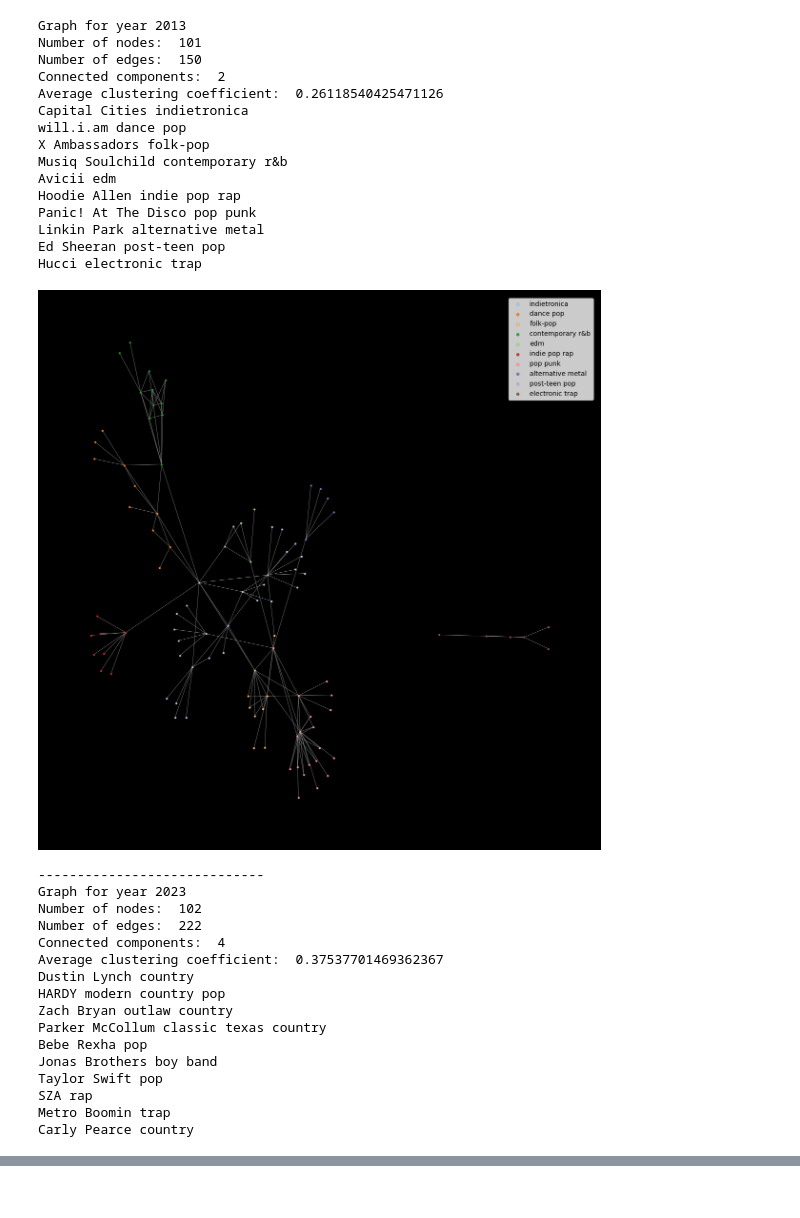
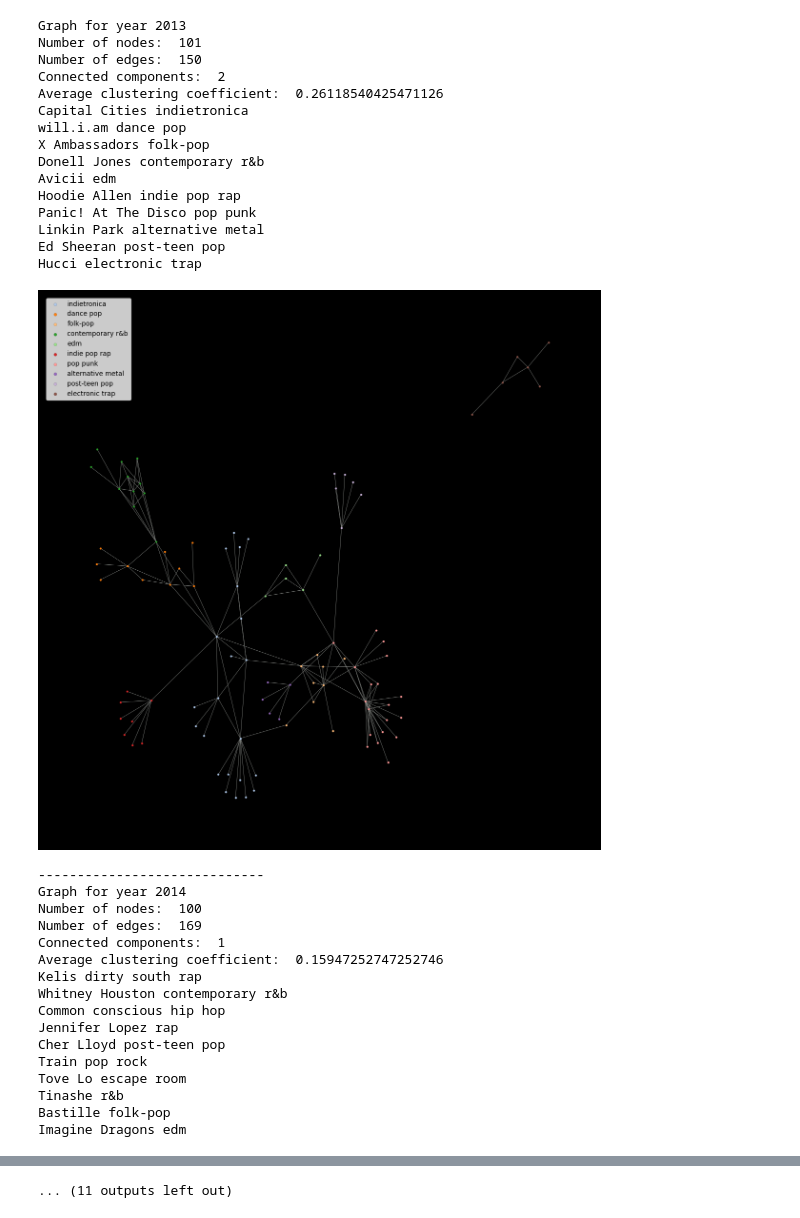
Before and after one commit to kritinv/spotify-network, a Jupyter notebook: analysis.ipynb, the cells around one changed output, grey strips where cells are left out. Drawn from its saved outputs; the diff is of its cells as text; code cells hidden in the pictures.

```diff
--- a/analysis.ipynb
+++ b/analysis.ipynb
@@ -98,9 +98,9 @@ def graph_fav_artist(G, communities, cluster_labels):
 # %%
 #graphing individual year trends
 
-years = [2013, 2023]
+#years = [2013, 2023]
 
-for year in years:
+for year in range(2013, 2024):
     G, artists_dict = build_graph(year, -1)
     print(f"Graph for year {year}")
 
@@ -112,6 +112,21 @@ for year in years:
 
     # Clusters
     num_clusters = 10 #originally 30
+    #RUN WITH DIFFERENT AMOUNT OF CLUSTERS AND COMPUTE METRICS FOR THE BEST CLUSTER
+
+    #metrics for quality clustering --> expect clusters to be tighter inside than outside
+    #can check adherence between clusters/similarity between clusters
+    #use unsupervised to have interesting associations, but supervised to categorize the genres (knn rather than kmeans)
+    #look at top genres per year
+    #not sure its temporal
+
+    #make conclusions in addition to experiments
+
+    #also try experiements with same set of artists in the beginning (not really about genres anymore)
+    #maybe there is a part of the graph that is consistent over time
+
+    #easiest thing is do a many clusters and few clusters to find niche clusters
+
     communities = partition_graph(num_clusters, G)
 
     # # Compute inverse document frequencies
@@ -129,48 +144,48 @@ for year in years:
     # Get center of each partition
     labels = {}
     cluster_labels = []
     for community in communities:
         sub = G.subgraph(list(community))
         sub_close = nx.closeness_centrality(sub)
         center = max(sub_close, key=sub_close.get)
         name = get_name(list(community), artists_dict, idf).replace("_", " ")
         labels[center] = name
         cluster_labels.append(name)
         print(artists_dict[center]["name"], name)
 
     #draw graph
     graph_fav_artist(G, communities, cluster_labels)
     print("-----------------------------")
 # %% [output]
 Graph for year 2013
 Number of nodes:  101
 Number of edges:  150
 Connected components:  2
 Average clustering coefficient:  0.26118540425471126
 Capital Cities indietronica
 will.i.am dance pop
 X Ambassadors folk-pop
-Musiq Soulchild contemporary r&b
+Donell Jones contemporary r&b
 Avicii edm
 Hoodie Allen indie pop rap
 Panic! At The Disco pop punk
 Linkin Park alternative metal
 Ed Sheeran post-teen pop
 Hucci electronic trap
-[figure, old version]
+[figure, new version]
 -----------------------------
-Graph for year 2023
-Number of nodes:  102
-Number of edges:  222
-Connected components:  4
-Average clustering coefficient:  0.37537701469362367
-Dustin Lynch country
-HARDY modern country pop
-Zach Bryan outlaw country
-Parker McCollum classic texas country
-Bebe Rexha pop
-Jonas Brothers boy band
-Taylor Swift pop
-SZA rap
-Metro Boomin trap
-Carly Pearce country
+Graph for year 2014
+Number of nodes:  100
+Number of edges:  169
+Connected components:  1
+Average clustering coefficient:  0.15947252747252746
+Kelis dirty south rap
+Whitney Houston contemporary r&b
+Common conscious hip hop
+Jennifer Lopez rap
+Cher Lloyd post-teen pop
+Train pop rock
+Tove Lo escape room
+Tinashe r&b
+Bastille folk-pop
+Imagine Dragons edm
@@ -179,3 +261,4 @@ Carly Pearce country
+... (11 outputs left out)
 # %%
 
 # graphing cumulative years
```
Also changed, not shown: parts of 2 cells of this notebook, 22 other files.
